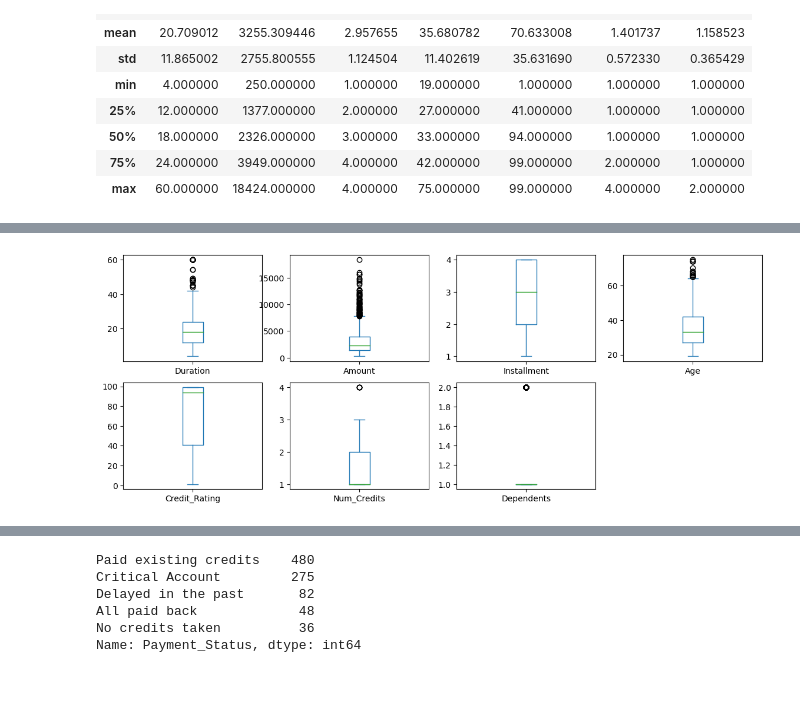
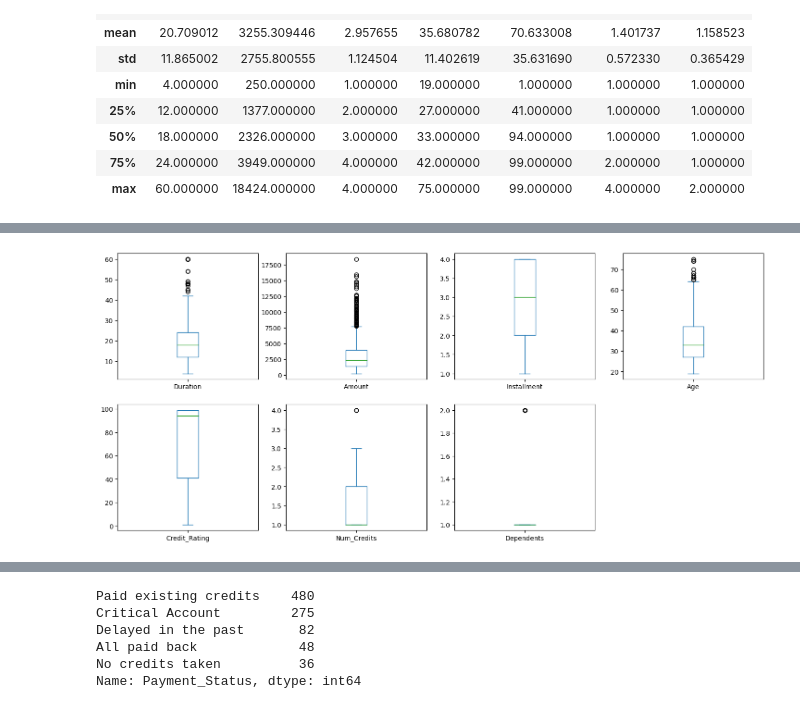
Before and after one commit to Bk49/CS105-Project, a Jupyter notebook: CS105 Project Submission Part I 2023.ipynb, the cells around one changed output, grey strips where cells are left out. Cells and saved outputs as stored; diff of their text form; code cells hidden in the pictures.

```diff
--- a/CS105 Project Submission Part I 2023.ipynb
+++ b/CS105 Project Submission Part I 2023.ipynb
@@ -674,5 +685,6 @@ dtype: object
 # %%
-df[["Duration","Amount" ,"Installment","Age","Credit_Rating","Num_Credits","Dependents"]].describe()
+df_numeric = df[["Duration", "Amount", "Installment", "Age", "Credit_Rating", "Num_Credits", "Dependents"]]
+df_numeric.describe()
 # %% [output]
 |  | Duration | Amount | Installment | Age | Credit_Rating | Num_Credits | Dependents |
 | count | 921.000000 | 921.000000 | 921.000000 | 921.000000 | 921.000000 | 921.000000 | 921.000000 |
@@ -686,6 +758,5 @@ df[["Duration","Amount" ,"Installment","Age","Credit_Rating","Num_Credits","Depe
 # %%
-df_box = df[["Duration","Amount" ,"Installment","Age","Credit_Rating","Num_Credits","Dependents"]]
-df_box.plot(kind='box',  subplots=True, layout=(3, 4), figsize=(14, 8))
+df_numeric.plot(kind='box', subplots=True, layout=(3, 4), figsize=(18, 12))
 plt.show()
 # %% [output]
-[figure, old version]
+[figure, new version]
```
Also changed, not shown: parts of 22 cells of this notebook.
